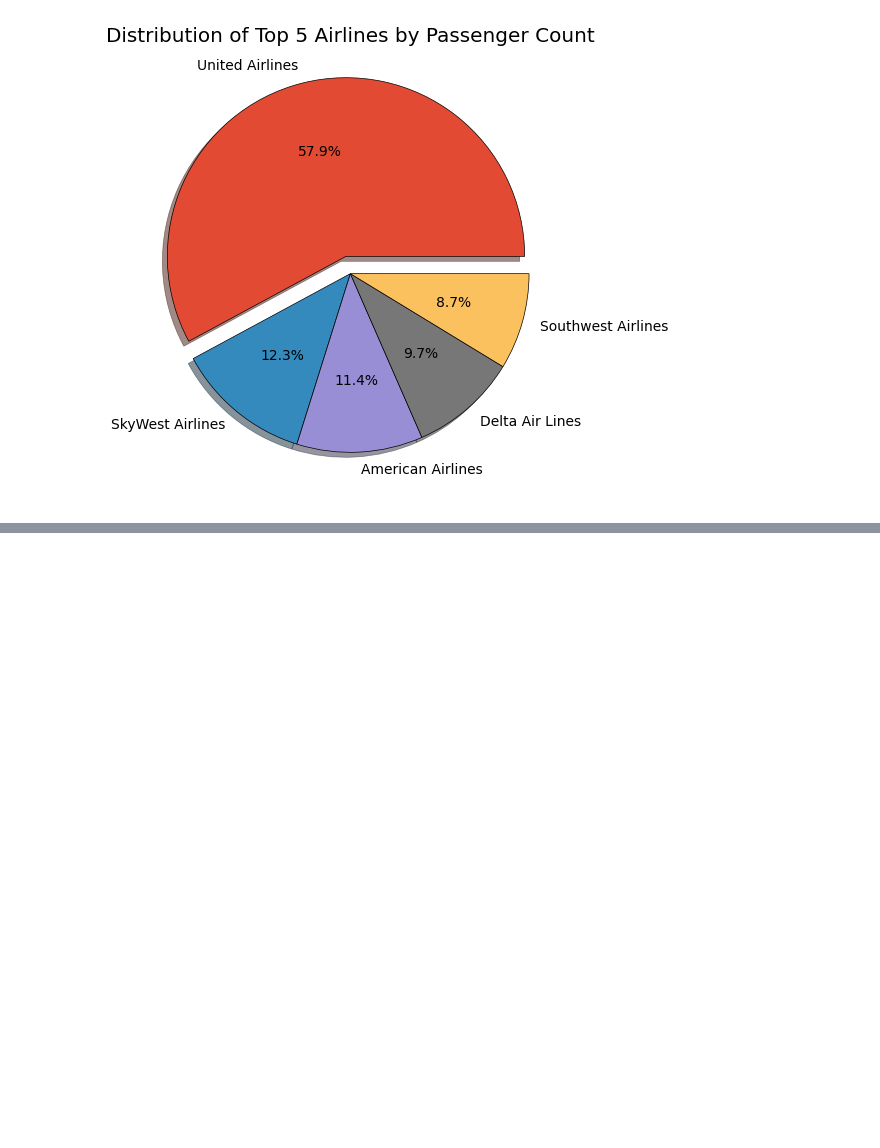
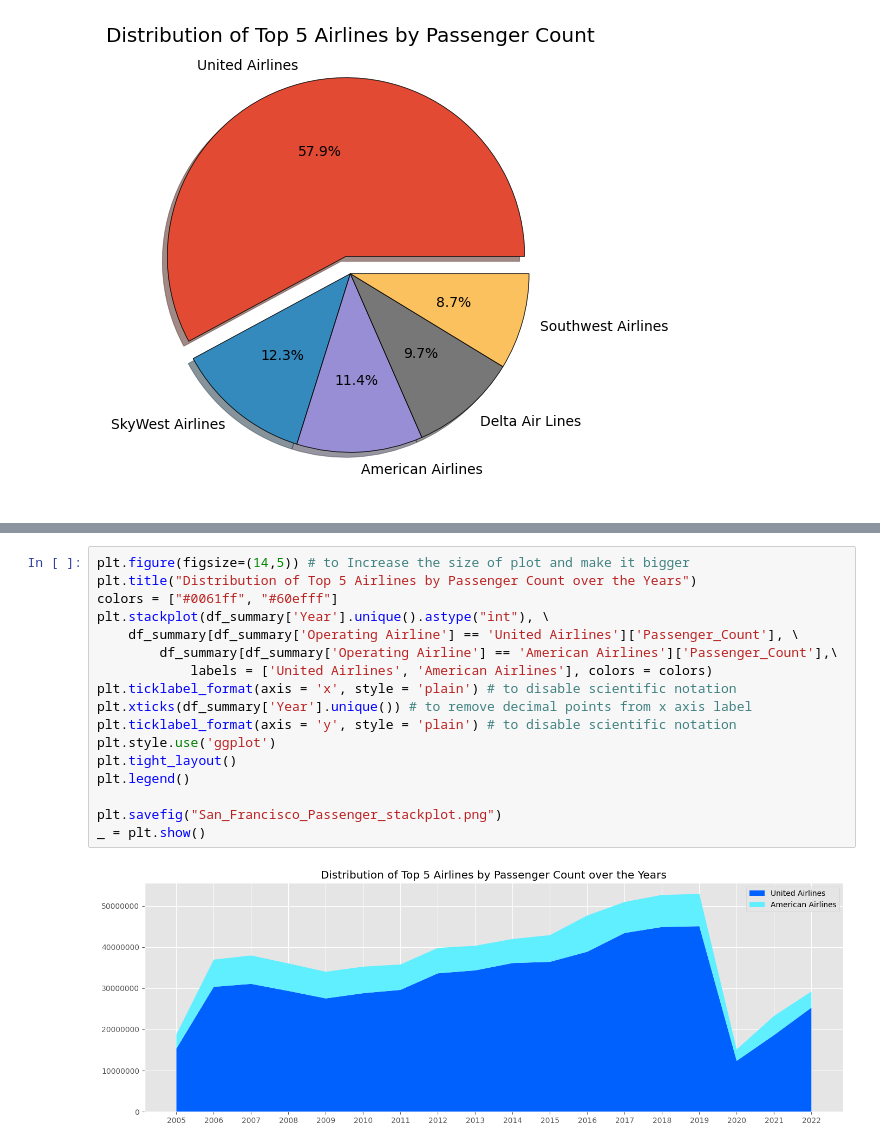
Before and after one commit to atifiu/matplotlib_practice, a Jupyter notebook: Matplotlib_Training1.ipynb, the cells around one changed output, grey strips where cells are left out. Cells and saved outputs as stored; diff of their text form; blank space fills up the shorter version.

Commit message:
Added Stacked plots

```diff
--- a/Matplotlib_Training1.ipynb
+++ b/Matplotlib_Training1.ipynb
@@ -387,0 +395,19 @@ _ = plt.show()
+# %%
+plt.figure(figsize=(14,5)) # to Increase the size of plot and make it bigger
+plt.title("Distribution of Top 5 Airlines by Passenger Count over the Years")
+colors = ["#0061ff", "#60efff"]
+plt.stackplot(df_summary['Year'].unique().astype("int"), \
+    df_summary[df_summary['Operating Airline'] == 'United Airlines']['Passenger_Count'], \
+        df_summary[df_summary['Operating Airline'] == 'American Airlines']['Passenger_Count'],\
+            labels = ['United Airlines', 'American Airlines'], colors = colors)
+plt.ticklabel_format(axis = 'x', style = 'plain') # to disable scientific notation
+plt.xticks(df_summary['Year'].unique()) # to remove decimal points from x axis label
+plt.ticklabel_format(axis = 'y', style = 'plain') # to disable scientific notation
+plt.style.use('ggplot')
+plt.tight_layout()
+plt.legend()
+
+plt.savefig("San_Francisco_Passenger_stackplot.png")
+_ = plt.show()
+# %% [output]
+[figure, added]
```
Also changed, not shown: parts of 1 cell of this notebook, 2 other files.
